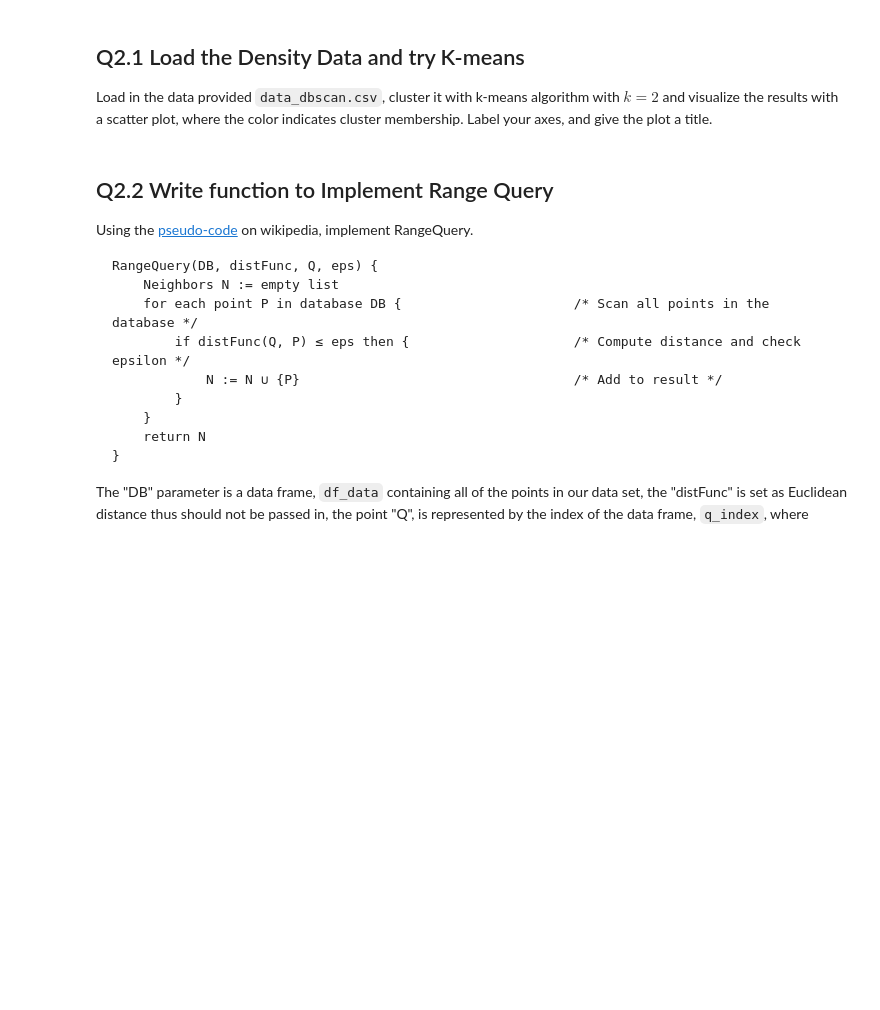
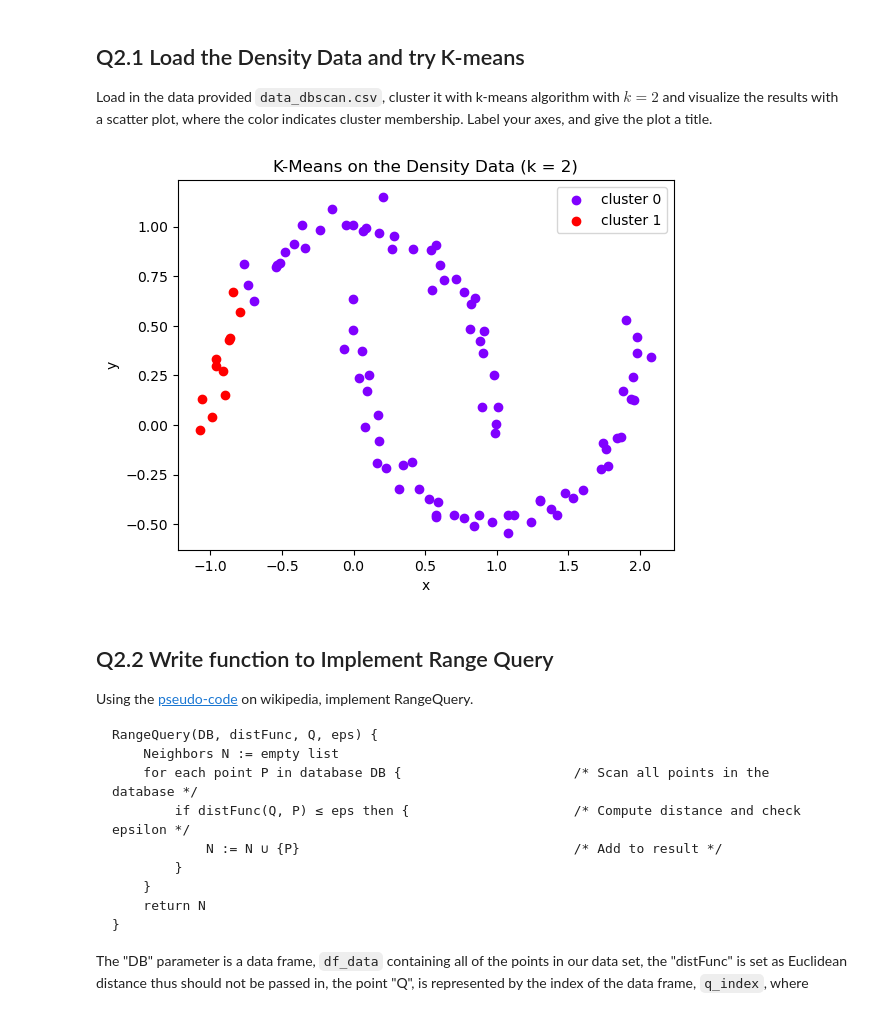
Before and after one commit to eduardo-issa/DataAnalytics_CS329E, a Jupyter notebook: Assignment10/CS329E_HW10.ipynb, the cells around one changed output. Cells and saved outputs as stored; diff of their text form; code cells hidden in the pictures; blank space fills up the shorter version.

```diff
--- a/Assignment10/CS329E_HW10.ipynb
+++ b/Assignment10/CS329E_HW10.ipynb
@@ -191,3 +184,37 @@ s_cluster_assignment = k_means( df_dbscan, 2)
+# %%
+df_dbscan = pd.read_csv('data_dbscan.csv')
+
+# Call k_means with k = 2
+s_cluster_assignment = k_means( df_dbscan, 2)
+
+# your code here
+def plot_clusters( df_data, s_labels, title, noise_label=None, ax=None ):
+    if ax is None:
+        fig, ax = plt.subplots()
+
+    # one color per distinct cluster label
+    cluster_name = sorted(set(s_labels))
+    colors = dict(zip(cluster_name, plt.cm.rainbow(np.linspace(0, 1, len(cluster_name)))))
+    if noise_label is not None:
+        colors[noise_label] = np.array([0, 0, 0, 1])
+        # noise = black
+
+    grouped = df_data.groupby(s_labels)
+
+    for key, group in grouped:
+        label = 'noise' if key == noise_label else 'cluster {}'.format(key)
+        ax.scatter( group['x'], group['y'], label=label, color=colors[key].reshape(1,-1) )
+
+    ax.set_xlabel('x')
+    ax.set_ylabel('y')
+    ax.set_title(title)
+    ax.legend()
+    return ax
+
+plot_clusters( df_dbscan, s_cluster_assignment, 'K-Means on the Density Data (k = 2)' )
+plt.show()
+# %% [output]
+[figure, added]
 # %% [markdown]
 ## Q2.2 Write function to Implement Range Query
 
```
Also changed, not shown: parts of 11 cells of this notebook.
